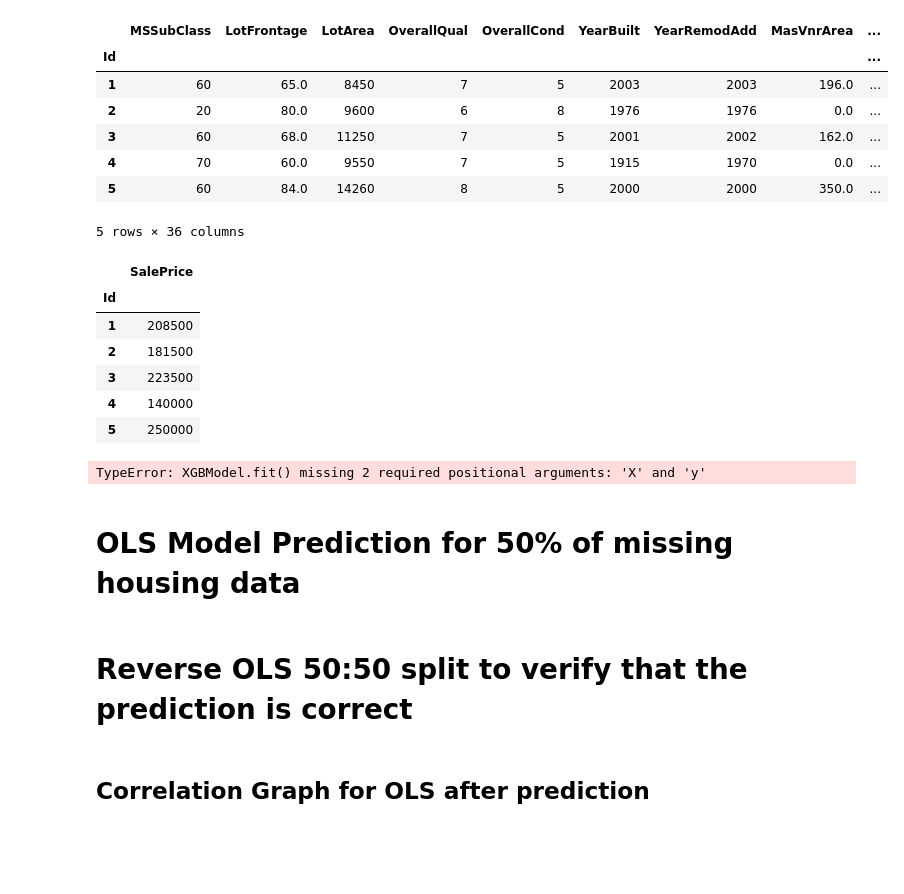
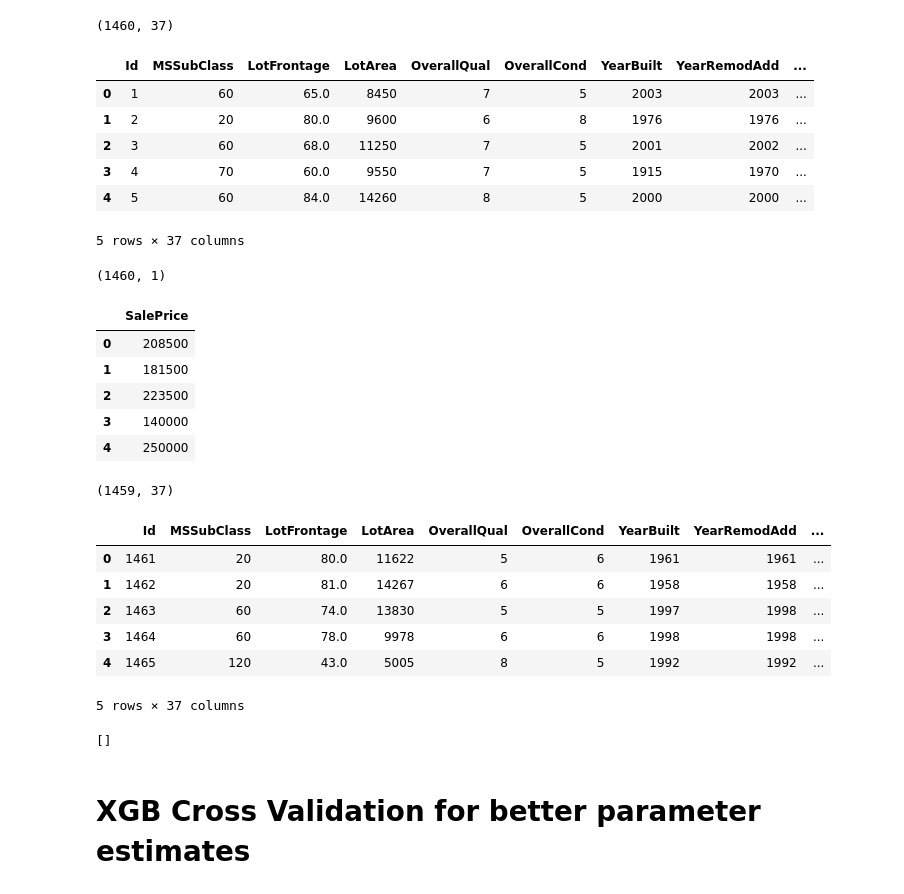
Before and after one commit to yummypugs/Data-Analytics-in-Business, a Jupyter notebook: 3.5.0 Stringless_Housing_XGB.ipynb, the cells around one changed output. Saved outputs shown, nothing was run; the diff lists cells and outputs as text; code cells hidden in the pictures; blank space fills up the shorter version.

```diff
--- a/3.5.0 Stringless_Housing_XGB.ipynb
+++ b/3.5.0 Stringless_Housing_XGB.ipynb
@@ -21,0 +16,4 @@ training_data.shape, testing_data.shape
+# %%
+training_data = cmn.get_stringless_training_data()
+testing_data = cmn.get_stringless_testing_data()
+display(training_data.head(), testing_data.head())
@@ -22,29 +35,20 @@ training_data.shape, testing_data.shape
 # %%
-X_train, X_test = training_data.iloc[:,:-1], testing_data
-#X_test
+X_train = training_data.iloc[:,:-1]
 y_train = training_data.iloc[:,-1:]
-#y_test.drop(['SalePrice'], axis=1, inplace=True)
-display(X_train.head(), y_train.head())
+display(X_train.shape, X_train.head(), y_train.shape, y_train.head())
 # %% [output]
+(1460, 37)
-|  | MSSubClass | LotFrontage | LotArea | OverallQual | OverallCond | YearBuilt | YearRemodAdd | MasVnrArea | ... |
-| Id |  |  |  |  |  |  |  |  | ... |
-| 1 | 60 | 65.0 | 8450 | 7 | 5 | 2003 | 2003 | 196.0 | ... |
-| 2 | 20 | 80.0 | 9600 | 6 | 8 | 1976 | 1976 | 0.0 | ... |
-| 3 | 60 | 68.0 | 11250 | 7 | 5 | 2001 | 2002 | 162.0 | ... |
-| 4 | 70 | 60.0 | 9550 | 7 | 5 | 1915 | 1970 | 0.0 | ... |
-| 5 | 60 | 84.0 | 14260 | 8 | 5 | 2000 | 2000 | 350.0 | ... |
+|  | Id | MSSubClass | LotFrontage | LotArea | OverallQual | OverallCond | YearBuilt | YearRemodAdd | ... |
+| 0 | 1 | 60 | 65.0 | 8450 | 7 | 5 | 2003 | 2003 | ... |
+| 1 | 2 | 20 | 80.0 | 9600 | 6 | 8 | 1976 | 1976 | ... |
+| 2 | 3 | 60 | 68.0 | 11250 | 7 | 5 | 2001 | 2002 | ... |
+| 3 | 4 | 70 | 60.0 | 9550 | 7 | 5 | 1915 | 1970 | ... |
+| 4 | 5 | 60 | 84.0 | 14260 | 8 | 5 | 2000 | 2000 | ... |
-5 rows × 36 columns
+5 rows × 37 columns
+(1460, 1)
 |  | SalePrice |
-| Id |  |
-| 1 | 208500 |
-| 2 | 181500 |
-| 3 | 223500 |
-| 4 | 140000 |
-| 5 | 250000 |
+| 0 | 208500 |
+| 1 | 181500 |
+| 2 | 223500 |
+| 3 | 140000 |
+| 4 | 250000 |
-# %%
-XGB_model = xg.XGBModel(y_train, X_train).fit()
-XGB_model.summary()
-# %% [output]
-TypeError: XGBModel.fit() missing 2 required positional arguments: 'X' and 'y'
-# %% [markdown]
-# OLS Model Prediction for 50% of missing housing data
@@ -74,2 +54,0 @@ plt.show()
-# %% [markdown]
-# Reverse OLS 50:50 split to verify that the prediction is correct
@@ -99,2 +54,0 @@ plt.show()
-# %% [markdown]
-## Correlation Graph for OLS after prediction
@@ -113,0 +55,16 @@ plt.show()
+# %%
+X_test = testing_data
+y_test = []
+display(X_test.shape, X_test.head(), y_test)
+# %% [output]
+(1459, 37)
+|  | Id | MSSubClass | LotFrontage | LotArea | OverallQual | OverallCond | YearBuilt | YearRemodAdd | ... |
+| 0 | 1461 | 20 | 80.0 | 11622 | 5 | 6 | 1961 | 1961 | ... |
+| 1 | 1462 | 20 | 81.0 | 14267 | 6 | 6 | 1958 | 1958 | ... |
+| 2 | 1463 | 60 | 74.0 | 13830 | 5 | 5 | 1997 | 1998 | ... |
+| 3 | 1464 | 60 | 78.0 | 9978 | 6 | 6 | 1998 | 1998 | ... |
+| 4 | 1465 | 120 | 43.0 | 5005 | 8 | 5 | 1992 | 1992 | ... |
+5 rows × 37 columns
+[]
+# %% [markdown]
+# XGB Cross Validation  for better parameter estimates
```
Also changed, not shown: parts of 23 cells of this notebook, 6 other files.
